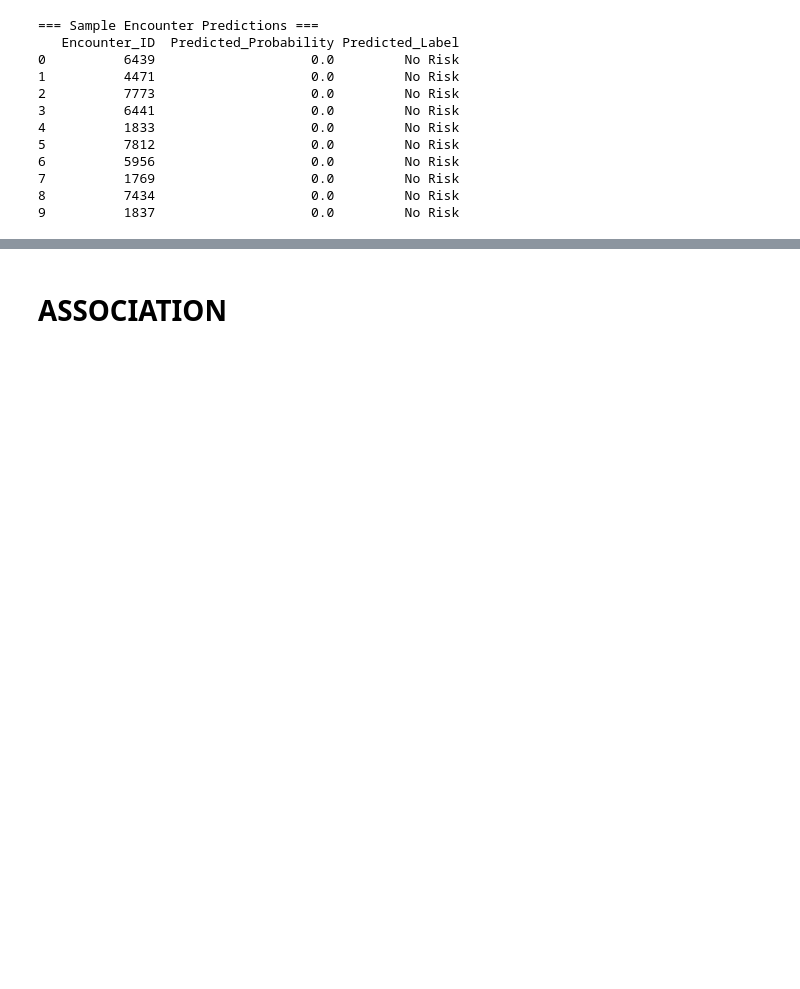
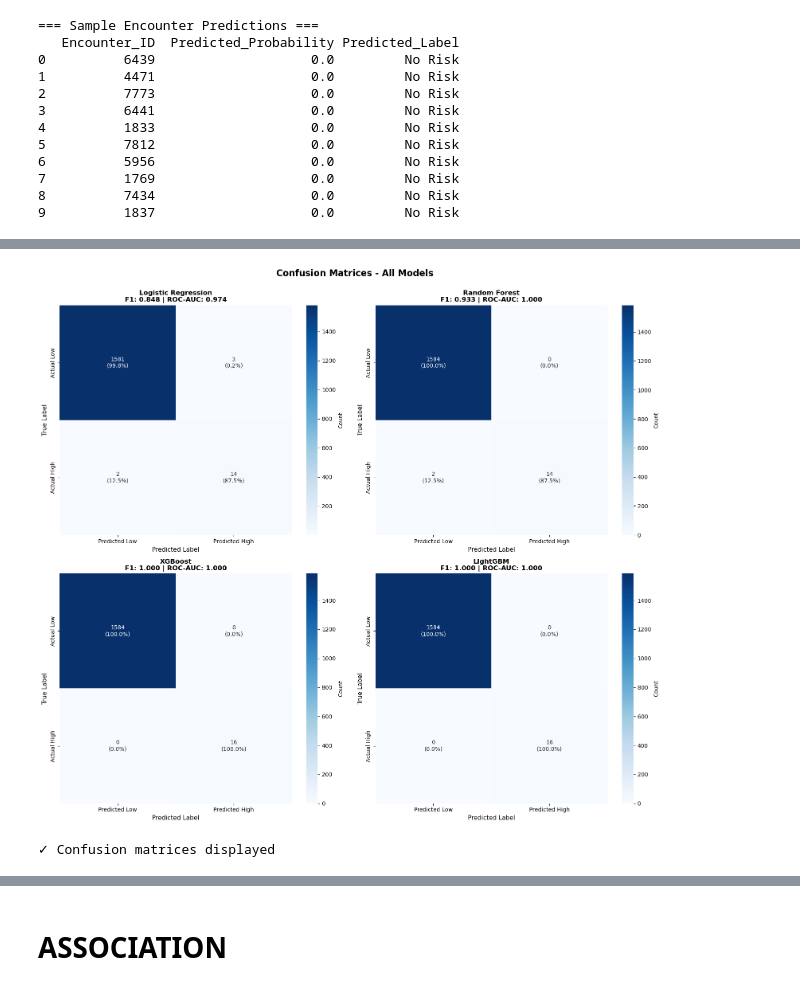
Before and after one commit to zuweii/datamining, a Jupyter notebook: collision.ipynb, the cells around one changed output, grey strips where cells are left out. Saved outputs shown, nothing was run; the diff lists cells and outputs as text; code cells hidden in the pictures; blank space fills up the shorter version.

```diff
--- a/collision.ipynb
+++ b/collision.ipynb
@@ -350,0 +513,37 @@ print(results.head(10))
+# %%
+# Create confusion matrices for all models
+fig, axes = plt.subplots(2, 2, figsize=(16, 14))
+axes = axes.ravel()
+
+for idx, (name, preds) in enumerate(predictions.items()):
+    # Calculate confusion matrix
+    cm = confusion_matrix(y_test, preds['pred'])
+
+    # Calculate percentages
+    cm_percent = cm.astype('float') / cm.sum(axis=1)[:, np.newaxis] * 100
+
+    # Create annotations with counts and percentages
+    annotations = np.empty_like(cm, dtype=object)
+    for i in range(cm.shape[0]):
+        for j in range(cm.shape[1]):
+            annotations[i, j] = f'{cm[i, j]}\n({cm_percent[i, j]:.1f}%)'
+
+    # Plot
+    sns.heatmap(cm, annot=annotations, fmt='', cmap='Blues',
+                ax=axes[idx], cbar_kws={'label': 'Count'},
+                xticklabels=['Predicted Low', 'Predicted High'],
+                yticklabels=['Actual Low', 'Actual High'])
+
+    axes[idx].set_title(f'{name}\nF1: {results[name]["f1"]:.3f} | ROC-AUC: {results[name]["roc_auc"]:.3f}',
+                       fontsize=12, fontweight='bold')
+    axes[idx].set_ylabel('True Label', fontsize=11)
+    axes[idx].set_xlabel('Predicted Label', fontsize=11)
+
+plt.suptitle('Confusion Matrices - All Models', fontsize=16, fontweight='bold', y=1.00)
+plt.tight_layout()
+plt.show()
+
+print("✓ Confusion matrices displayed")
+# %% [output]
+[figure, added]
+✓ Confusion matrices displayed
```
Also changed, not shown: parts of 9 cells of this notebook.
